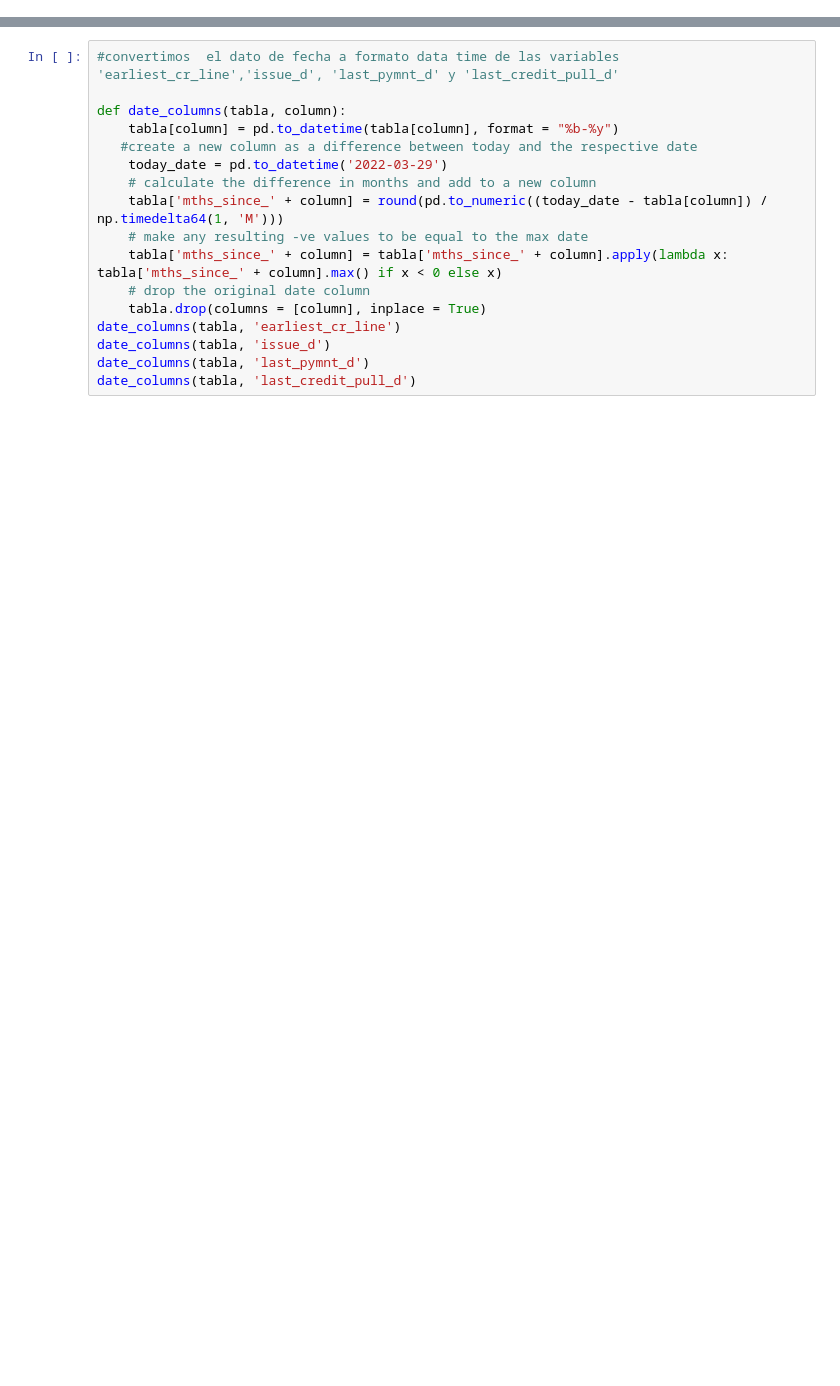
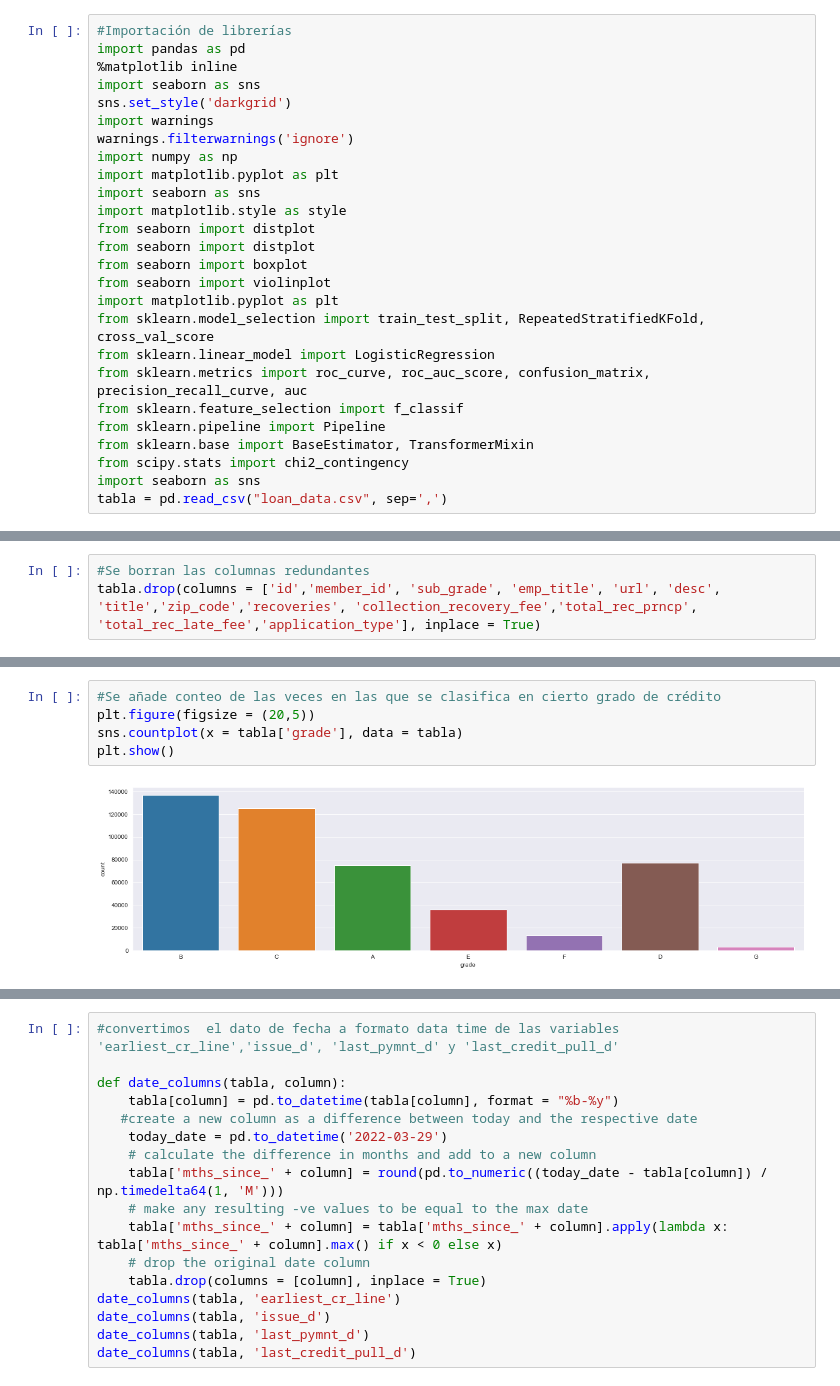
Before and after one commit to lesarmiento37/coder-proyecto, a Jupyter notebook: Copia_de_ProyectoCoderhouse.ipynb, the cells around one changed output, grey strips where cells are left out. Cells and saved outputs as stored; diff of their text form; blank space fills up the shorter version.

Commit message:
Se añade la entrega Número 1 del proyecto

```diff
--- a/Copia_de_ProyectoCoderhouse.ipynb
+++ b/Copia_de_ProyectoCoderhouse.ipynb
@@ -240,0 +18,26 @@ AttributeError: Can only use .str accessor with string values!
+# %%
+#Importación de librerías
+import pandas as pd
+%matplotlib inline
+import seaborn as sns
+sns.set_style('darkgrid')
+import warnings
+warnings.filterwarnings('ignore')
+import numpy as np
+import matplotlib.pyplot as plt
+import seaborn as sns
+import matplotlib.style as style
+from seaborn import distplot
+from seaborn import distplot
+from seaborn import boxplot
+from seaborn import violinplot
+import matplotlib.pyplot as plt
+from sklearn.model_selection import train_test_split, RepeatedStratifiedKFold, cross_val_score
+from sklearn.linear_model import LogisticRegression
+from sklearn.metrics import roc_curve, roc_auc_score, confusion_matrix, precision_recall_curve, auc
+from sklearn.feature_selection import f_classif
+from sklearn.pipeline import Pipeline
+from sklearn.base import BaseEstimator, TransformerMixin
+from scipy.stats import chi2_contingency
+import seaborn as sns
+tabla = pd.read_csv("loan_data.csv", sep=',')
@@ -240,0 +68,3 @@ AttributeError: Can only use .str accessor with string values!
+# %%
+#Se borran las columnas redundantes
+tabla.drop(columns = ['id','member_id', 'sub_grade', 'emp_title', 'url', 'desc', 'title','zip_code','recoveries', 'collection_recovery_fee','total_rec_prncp', 'total_rec_late_fee','application_type'], inplace = True)
@@ -240,0 +90,7 @@ AttributeError: Can only use .str accessor with string values!
+# %%
+#Se añade conteo de las veces en las que se clasifica en cierto grado de crédito
+plt.figure(figsize = (20,5))
+sns.countplot(x = tabla['grade'], data = tabla)
+plt.show()
+# %% [output]
+[figure, added]
```
Also changed, not shown: parts of 58 cells of this notebook, 2 other files.
